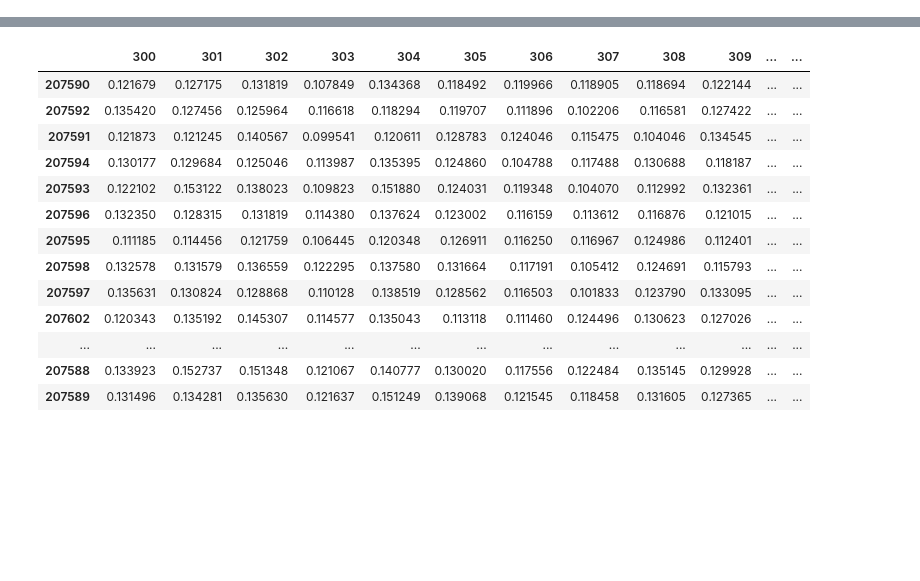
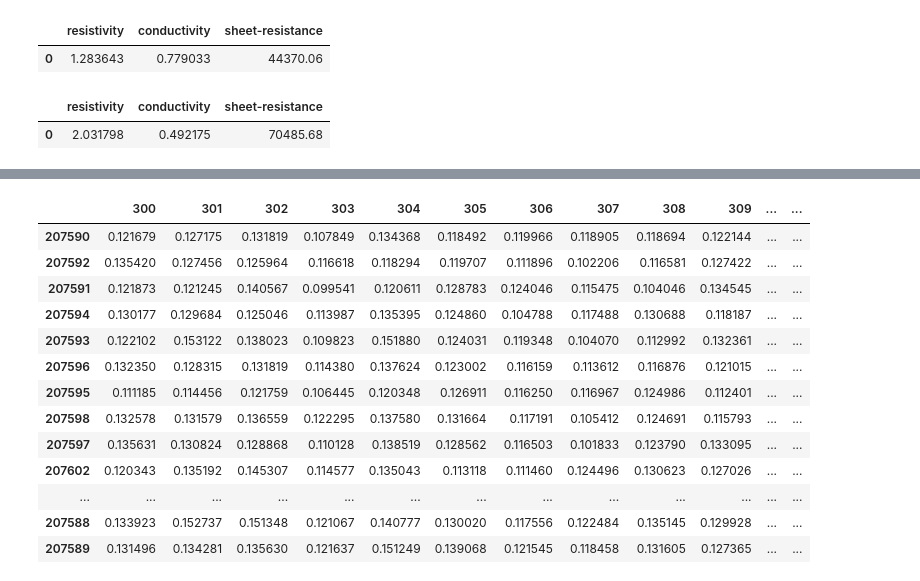
Before and after one commit to sjtuzwj/Reptile-for-Htem, a Jupyter notebook: Property.ipynb, the cells around one changed output, grey strips where cells are left out. Saved outputs shown, nothing was run; the diff lists cells and outputs as text; code cells hidden in the pictures; blank space fills up the shorter version.

```diff
--- a/Property.ipynb
+++ b/Property.ipynb
@@ -18,8 +20,6 @@ class PropertySamp(object):
         self.rf=df0.stack().unstack(0)
         df1=pd.DataFrame({'transmittance':tr},index=wl1)
         self.tr=df1.stack().unstack(0)
-        """
-        这段代码可以用，但是合起来访问整个lib出现超时
         url = 'https://htem-api.nrel.gov/api/sample/'+str(self.id)+'/mvl_ele'
         #There is the potential to replace this with mvl_optical or mvl_xrd,
             #but these seem to be broken at the moment...
@@ -29,7 +29,6 @@ class PropertySamp(object):
         cd=data['library-conductivity-resistivity-measurement']['data'][0]['conductivity']['value']
         sr=data['library-conductivity-resistivity-measurement']['data'][0]['sheet-resistance']['value']
         self.ele=pd.DataFrame({'resistivity':[rs],'conductivity':[cd],'sheet-resistance':[sr]})
-        """
 
     def __init__(self,id):
         self.id=id
@@ -59,0 +134,2 @@ class PropertyLib(object):
+# %%
+singlesample=PropertySamp(207598)
@@ -60,2 +162,15 @@ class PropertyLib(object):
+# %%
+#厚度 34565
+
+singlesample.ele
+# %% [output]
+|  | resistivity | conductivity | sheet-resistance |
+| 0 | 1.283643 | 0.779033 | 44370.06 |
+# %%
+#厚度 34691
+singlesample.ele
+# %% [output]
+|  | resistivity | conductivity | sheet-resistance |
+| 0 | 2.031798 | 0.492175 | 70485.68 |
 # %%
 pr1=PropertyLib(6651)
```
Also changed, not shown: parts of 24 cells of this notebook, 5 other files.
